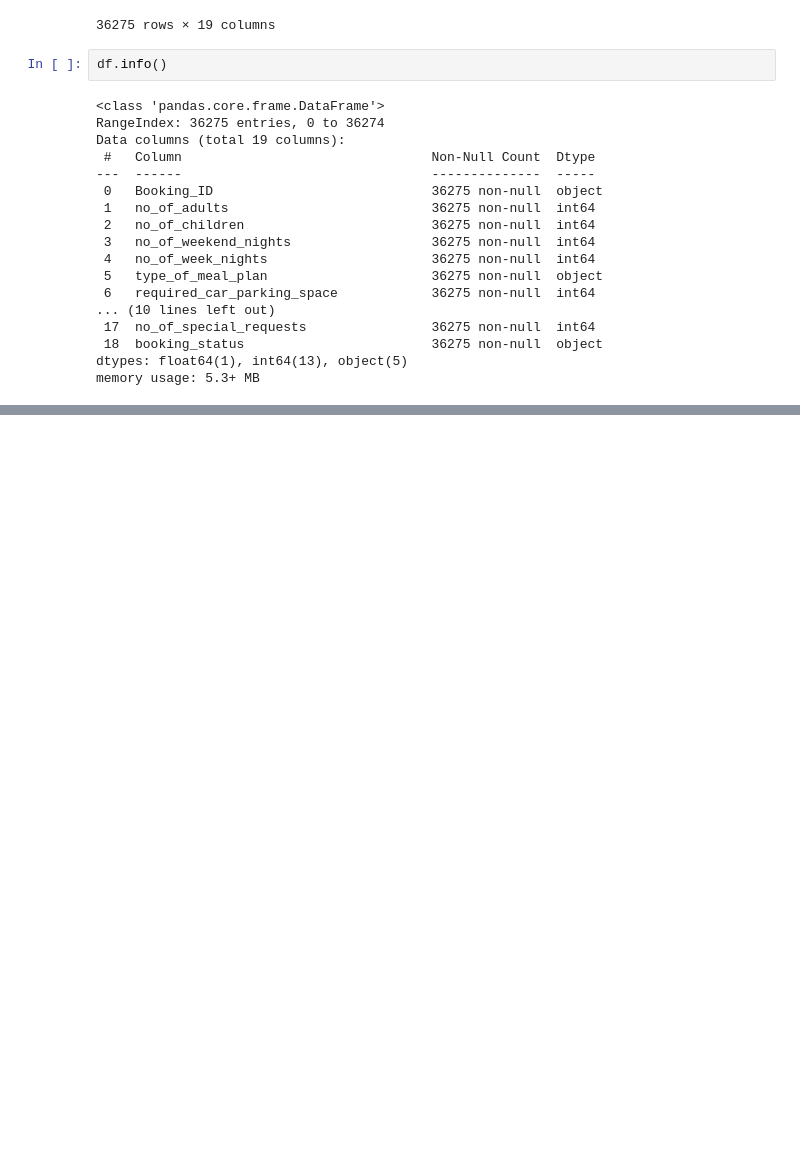
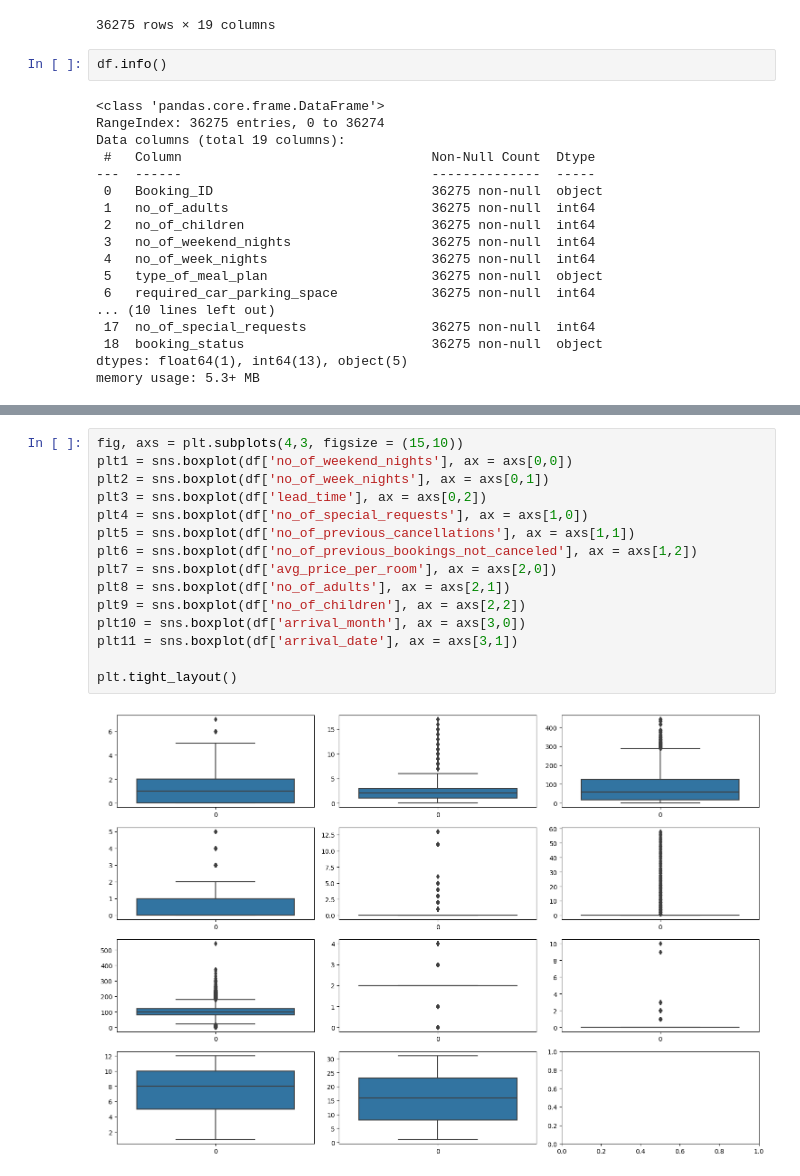
Before and after one commit to Aimal10/schulich_data_science_1, a Jupyter notebook: Final_project.ipynb, the cells around one changed output, grey strips where cells are left out. Drawn from its saved outputs; the diff is of its cells as text; blank space fills up the shorter version.

```diff
--- a/Final_project.ipynb
+++ b/Final_project.ipynb
@@ -64,3 +92,20 @@ df.describe(include='all')
 | 50% | NaN | 2.000000 | 0.000000 | 1.000000 | 2.000000 | NaN | ... |
 | 75% | NaN | 2.000000 | 0.000000 | 2.000000 | 3.000000 | NaN | ... |
 | max | NaN | 4.000000 | 10.000000 | 7.000000 | 17.000000 | NaN | ... |
+# %%
+fig, axs = plt.subplots(4,3, figsize = (15,10))
+plt1 = sns.boxplot(df['no_of_weekend_nights'], ax = axs[0,0])
+plt2 = sns.boxplot(df['no_of_week_nights'], ax = axs[0,1])
+plt3 = sns.boxplot(df['lead_time'], ax = axs[0,2])
+plt4 = sns.boxplot(df['no_of_special_requests'], ax = axs[1,0])
+plt5 = sns.boxplot(df['no_of_previous_cancellations'], ax = axs[1,1])
+plt6 = sns.boxplot(df['no_of_previous_bookings_not_canceled'], ax = axs[1,2])
+plt7 = sns.boxplot(df['avg_price_per_room'], ax = axs[2,0])
+plt8 = sns.boxplot(df['no_of_adults'], ax = axs[2,1])
+plt9 = sns.boxplot(df['no_of_children'], ax = axs[2,2])
+plt10 = sns.boxplot(df['arrival_month'], ax = axs[3,0])
+plt11 = sns.boxplot(df['arrival_date'], ax = axs[3,1])
+
+plt.tight_layout()
+# %% [output]
+[figure, added]
```
Also changed, not shown: parts of 53 cells of this notebook.
